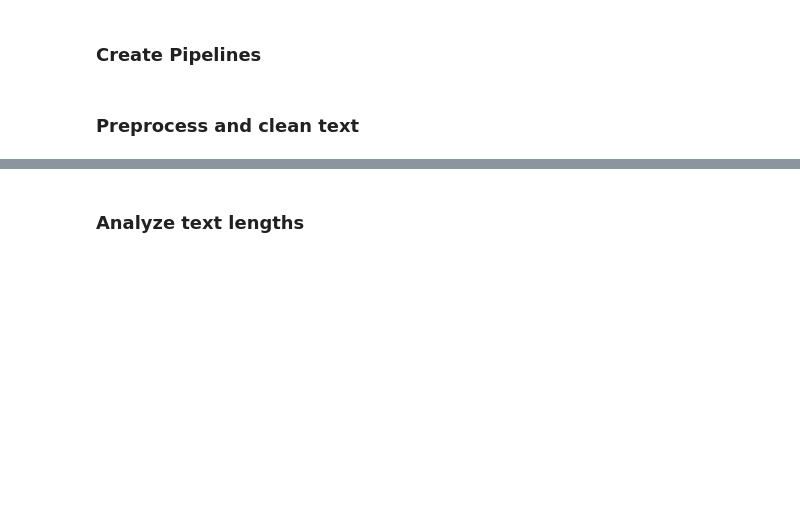
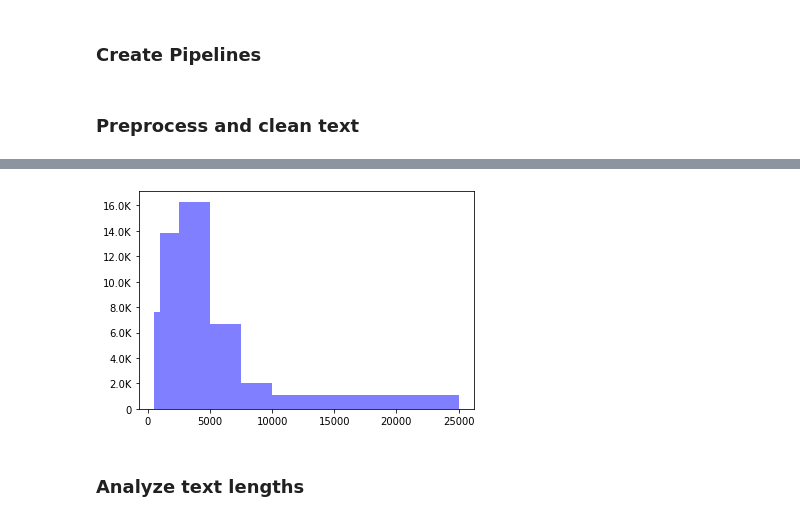
Before and after one commit to rikzandbelt/SDDM, a Jupyter notebook: eda.ipynb, the cells around one changed output, grey strips where cells are left out. Saved outputs shown, nothing was run; the diff lists cells and outputs as text; code cells hidden in the pictures; blank space fills up the shorter version.

Commit message:
added plot

```diff
--- a/eda.ipynb
+++ b/eda.ipynb
@@ -181,6 +181,14 @@ After removing empty papers: 406784 rows.
 |c76e4f5711ab12d65...|family, was first...|       2773|[family, detect, ...|
 +--------------------+--------------------+-----------+--------------------+
 only showing top 20 rows
+# %%
+from pyspark_dist_explore import hist
+import matplotlib.pyplot as plt
+
+fig, ax = plt.subplots()
+hist(ax, df_text.select('text_length'), bins = [500, 1000, 2500, 5000, 7500, 10000, 25000], color=['blue'], overlapping=True)
+# %% [output]
+[figure, added]
 # %% [markdown]
 ### Analyze text lengths
 # %%
```
Also changed, not shown: parts of 2 cells of this notebook, 1 other file.
